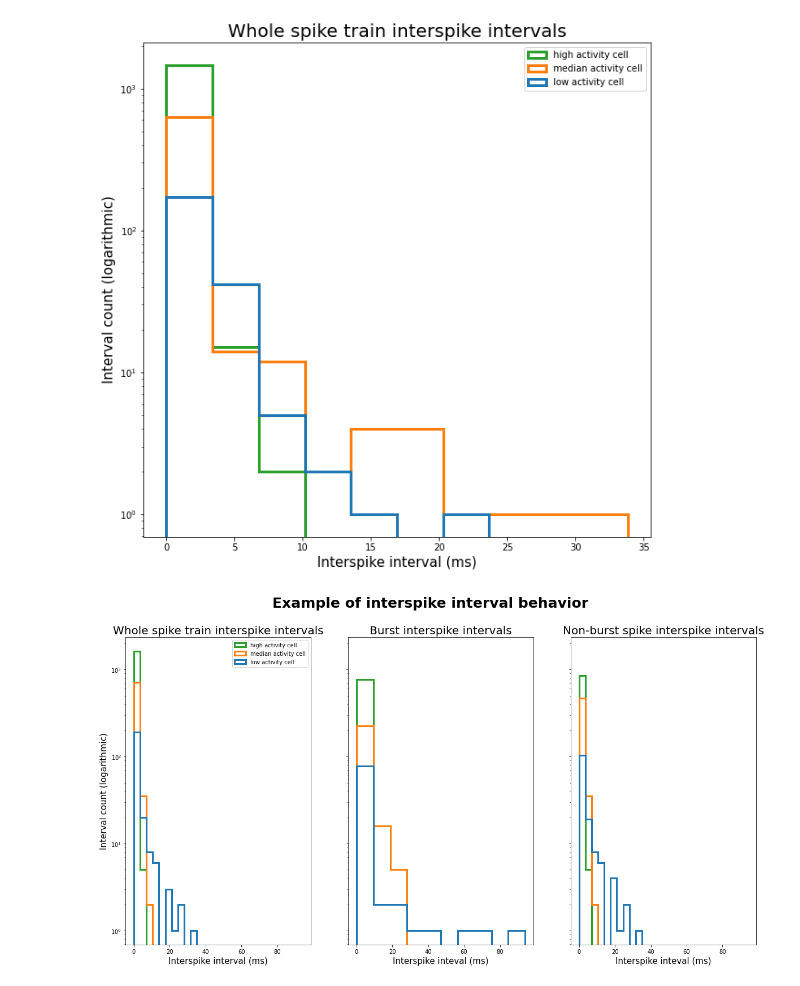
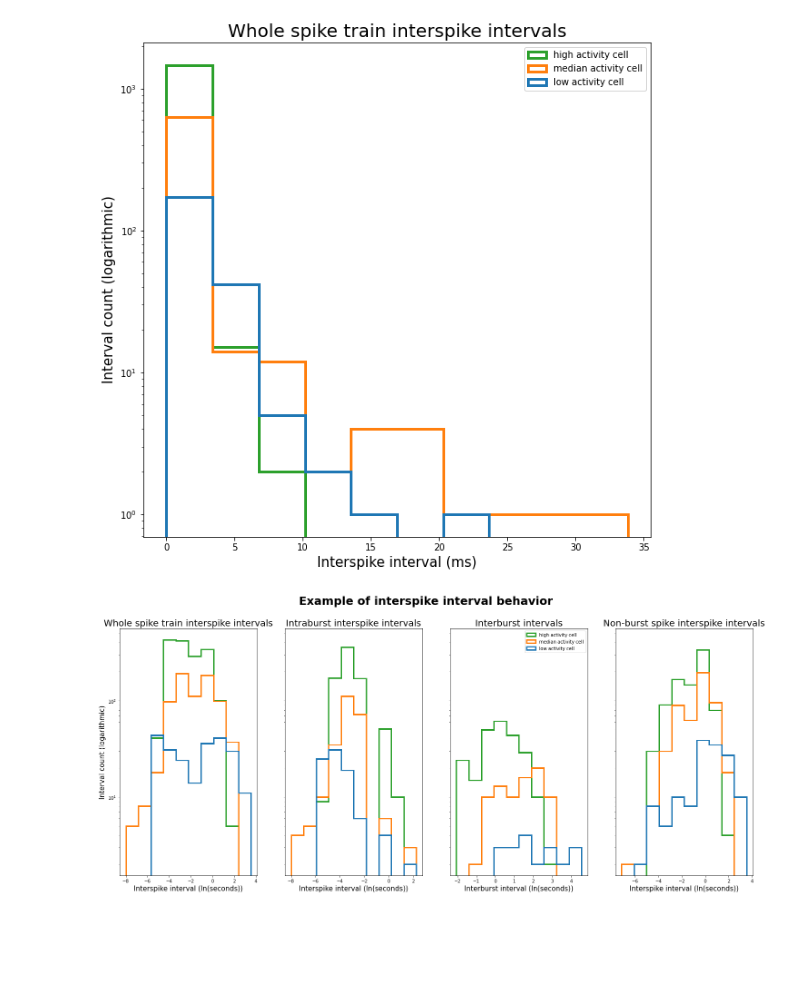
Before and after one commit to mwblackburn/correlations_and_bursts, a Jupyter notebook: scripts/burst_detection_figure.ipynb, the cells around one changed output. Drawn from its saved outputs; the diff is of its cells as text; code cells hidden in the pictures; blank space fills up the shorter version.

```diff
--- a/scripts/burst_detection_figure.ipynb
+++ b/scripts/burst_detection_figure.ipynb
@@ -352,7 +355,7 @@ whole_spike_isi_ax = ax
 [figure]
 # %%
 #                                         x   y
-matplotlib.rcParams["figure.figsize"] = (20, 10)
+matplotlib.rcParams["figure.figsize"] = (25, 10)
 example_burst_ids = [0]*3
 example_burst_ids[0] = units_by_burst_activity["unit_id"].iat[lower_quartile_idx]
 example_burst_ids[1] = units_by_burst_activity["unit_id"].iat[middle_quartile_idx]
@@ -363,8 +366,49 @@ example_bursts.reset_index(inplace=True)
 example_whole = spike_times[spike_times.isin(example_burst_mask)["unit_id"]]
 example_whole.reset_index(inplace=True)
 
+
+def generate_burst_isi(spike_train, burst_id_mask):
+    k = 0
+    spike_count = len(burst_id_mask)
+    intraburst_isis = []
+    interburst_isis = []
+    last_burst_loc = -1
+    current_burst_loc = -1
+    while k < spike_count:
+        is_burst = burst_id_mask[k]
+
+        if is_burst:
+
+            # If we have seen at least 1 burst
+            if last_burst_loc > -1:
+                current_burst_loc = k
+                current_burst = spike_train[current_burst_loc]
+                last_burst = spike_train[last_burst_loc]
+                interburst_isis = interburst_isis + [current_burst - last_burst]
+
+            next_spike = spike_train[k]
+
+            # Keep iterating through the spike train, count
+            # intraburst isis. This loop stops at the last
+            # burst spike, meaning when this loop is done
+            # burst_id_mask[k] is the first spike after this burst
+            while is_burst:
+                k += 1
+                current_spike = next_spike
+                next_spike = spike_train[k]
+                is_burst = burst_id_mask[k]
+                intraburst_isis = intraburst_isis + [next_spike - current_spike]
+            last_burst_loc = k-1
+
+        k += 1
+
+    # need to return intraburst_isis, interburst_isis
+    return np.array(intraburst_isis), np.array(interburst_isis)
+
+
 whole_isis = [[]]*3
-burst_isis = [[]]*3
+intraburst_isis = [[]]*3
+interburst_isis = [[]]*3
 single_isis= [[]]*3
 plot_count = 0
 for cell_id in example_burst_ids:
@@ -390,43 +434,54 @@ for cell_id in example_burst_ids:
             tag_map[k] = True
 
         elif current_spike > burst_end and burst_idx < num_bursts:
             # If the spike occured after the end of the burst range, we need to check
             # if there are more bursts. If not, the `else` will be triggered
             burst_beg = current_bursts["absolute_beg_time"].iat[burst_idx]
             burst_end = current_bursts["absolute_end_time"].iat[burst_idx]
             burst_idx += 1
             k -= 1 # We don't want to index k, because we want to check the same spike again
 
         else:
             # If the spike wasn't in the burst range, make it a single
             tag_map[k] = False
 
         k += 1
 
-    isolated_bursts = current_whole.loc[tag_map]["spike_time"].to_numpy()
+    #isolated_bursts = current_whole.loc[tag_map]["spike_time"].to_numpy()
     isolated_singles= current_whole.loc[np.invert(tag_map)]["spike_time"].to_numpy()
     whole_isis[plot_count] = generate_isi(current_whole["spike_time"].to_numpy())
-    burst_isis[plot_count] = generate_isi(isolated_bursts)
+    intraburst_isis[plot_count], interburst_isis[plot_count] = generate_burst_isi(current_whole["spike_time"].to_numpy(), tag_map)
     single_isis[plot_count] = generate_isi(isolated_singles)
 
     plot_count += 1
 
+for k in range(3):
+    whole_isis[k] = np.log(np.array(whole_isis[k]))
+    intraburst_isis[k] = np.log(np.array(intraburst_isis[k]))
+    interburst_isis[k] = np.log(np.array(interburst_isis[k]))
+    single_isis[k] = np.log(np.array(single_isis[k]))
 
-fig, ax = plt.subplots(nrows=1, ncols=3, sharex=True, sharey=True)
-ax[0].hist(whole_isis, histtype="step", log=True, label=plot_labels, linewidth=LINEWIDTH)
-ax[0].set_xlabel("Interspike interval (ms)")
+fig, ax = plt.subplots(nrows=1, ncols=4, sharey=True)
+ax[0].hist(whole_isis, histtype="step", log=True, linewidth=LINEWIDTH)
+ax[0].set_xlabel("Interspike interval (ln(seconds))")
 ax[0].set_ylabel("Interval count (logarithmic)")
 ax[0].set_title("Whole spike train interspike intervals")
-ax[0].legend()
 
-ax[1].hist(burst_isis, histtype="step", log=True, linewidth=LINEWIDTH)#, label=plot_labels)
-ax[1].set_xlabel("Interspike inteval (ms)")
-ax[1].set_title("Burst interspike intervals")
+ax[1].hist(intraburst_isis, histtype="step", log=True, linewidth=LINEWIDTH)#, label=plot_labels)
+ax[1].set_xlabel("Interspike interval (ln(seconds))")
+ax[1].set_title("Intraburst interspike intervals")
 
-ax[2].hist(single_isis, histtype="step", log=True, linewidth=LINEWIDTH)#, label=plot_labels)
-ax[2].set_xlabel("Interspike inteval (ms)")
-ax[2].set_title("Non-burst spike interspike intervals")
+ax[2].hist(interburst_isis, histtype="step", log=True, label=plot_labels, linewidth=LINEWIDTH)#, label=plot_labels)
+ax[2].set_xlabel("Interburst interval (ln(seconds))")
+ax[2].set_title("Interburst intervals")
+ax[2].legend()
+
+ax[3].hist(single_isis, histtype="step", log=True, linewidth=LINEWIDTH)#, label=plot_labels)
+ax[3].set_xlabel("Interspike interval (ln(seconds))")
+ax[3].set_title("Non-burst spike interspike intervals")
 fig.suptitle("Example of interspike interval behavior")
+
+plt.savefig(f"{save_path}/isi_examples.png", dpi=500, facecolor="white", bbox_inches="tight")
 plt.show()
 # %% [output]
-[figure, old version]
+[figure, new version]
```
Also changed, not shown: parts of 6 cells of this notebook, 7 other files.
